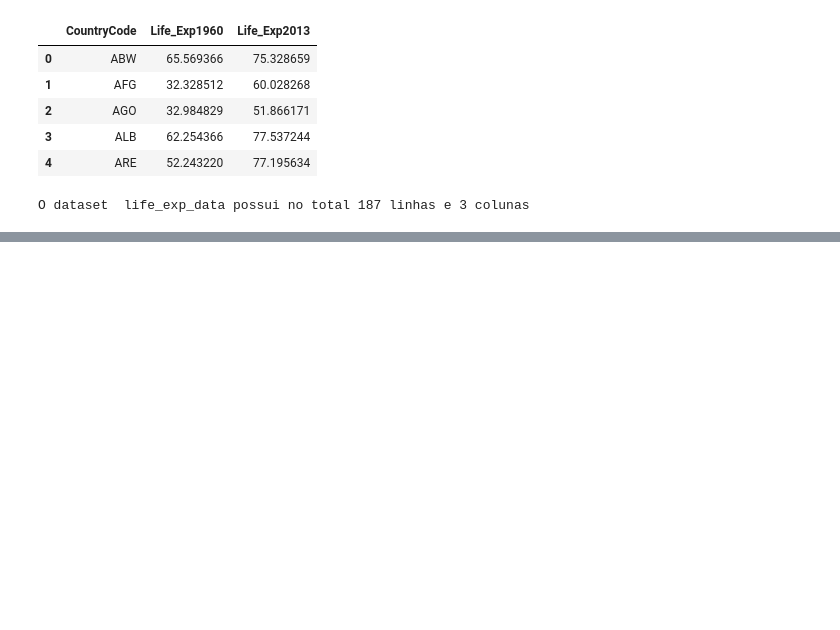
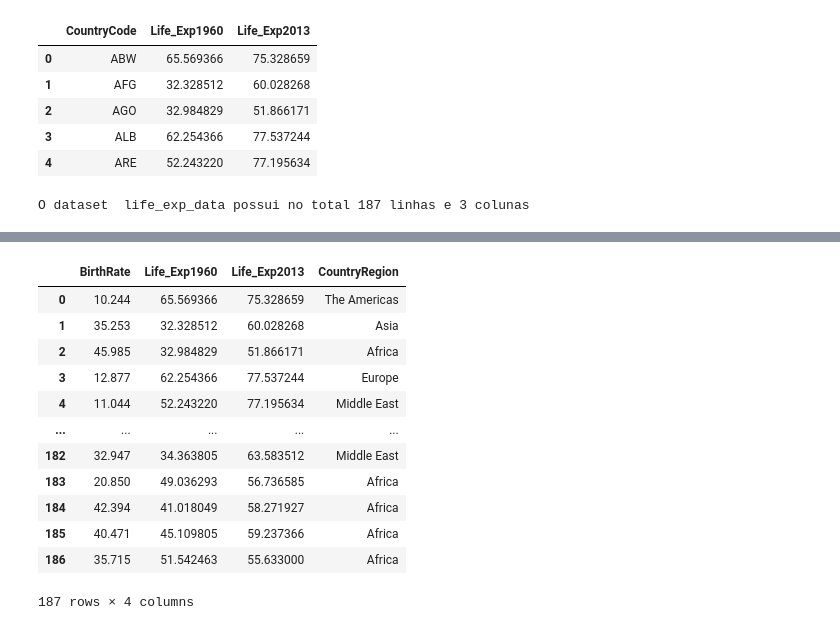
Before and after one commit to Gcango/Expectativa_de_Vida_e_Taxa_de_Fertilidade, a Jupyter notebook: Analise_Expec_Fertilidade.ipynb, the cells around one changed output, grey strips where cells are left out. Saved outputs shown, nothing was run; the diff lists cells and outputs as text; code cells hidden in the pictures; blank space fills up the shorter version.

```diff
--- a/Analise_Expec_Fertilidade.ipynb
+++ b/Analise_Expec_Fertilidade.ipynb
@@ -321,0 +373,17 @@ O dataset  life_exp_data possui no total 187 linhas e 3 colunas
+# %%
+geral_1 = dados_unif_life[['BirthRate','Life_Exp1960','Life_Exp2013','CountryRegion']]
+geral_1
+# %% [output]
+|  | BirthRate | Life_Exp1960 | Life_Exp2013 | CountryRegion |
+| 0 | 10.244 | 65.569366 | 75.328659 | The Americas |
+| 1 | 35.253 | 32.328512 | 60.028268 | Asia |
+| 2 | 45.985 | 32.984829 | 51.866171 | Africa |
+| 3 | 12.877 | 62.254366 | 77.537244 | Europe |
+| 4 | 11.044 | 52.243220 | 77.195634 | Middle East |
+| ... | ... | ... | ... | ... |
+| 182 | 32.947 | 34.363805 | 63.583512 | Middle East |
+| 183 | 20.850 | 49.036293 | 56.736585 | Africa |
+| 184 | 42.394 | 41.018049 | 58.271927 | Africa |
+| 185 | 40.471 | 45.109805 | 59.237366 | Africa |
+| 186 | 35.715 | 51.542463 | 55.633000 | Africa |
+187 rows × 4 columns
```
Also changed, not shown: parts of 12 cells of this notebook.
